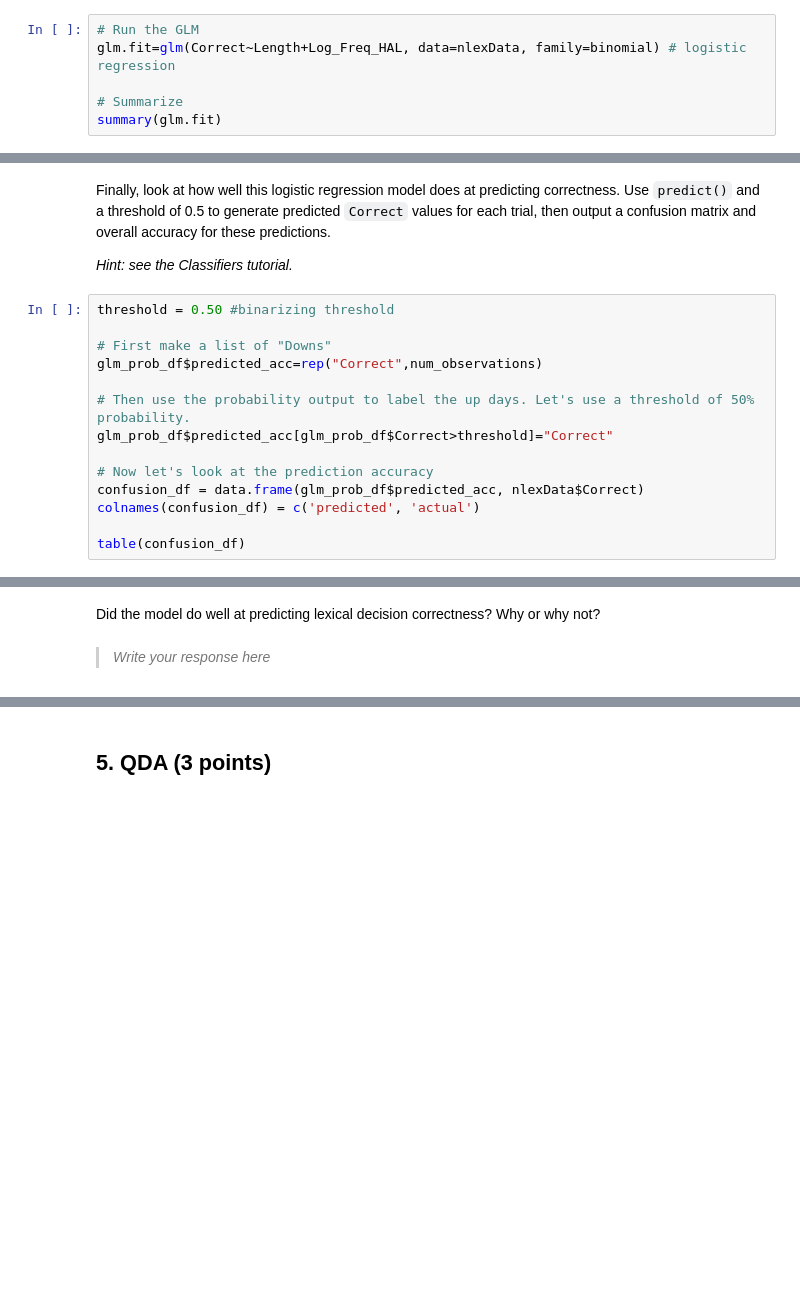
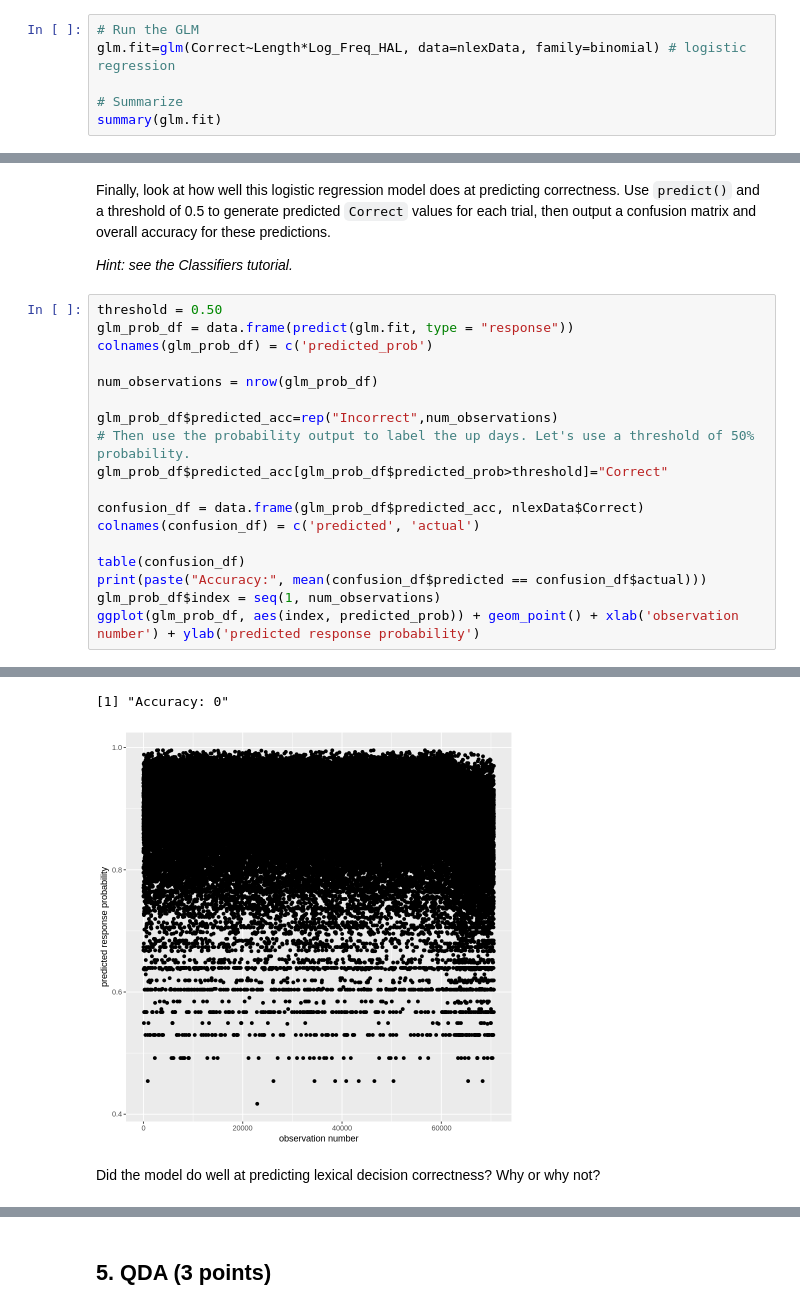
Before and after one commit to jialinli-21/Li_DSPN_S25, a Jupyter notebook: Exercise9.ipynb, the cells around one changed output, grey strips where cells are left out. Cells and saved outputs as stored; diff of their text form; blank space fills up the shorter version.

```diff
--- a/Exercise9.ipynb
+++ b/Exercise9.ipynb
@@ -66,7 +67,7 @@ What do you observe about the "Correct" and "Incorrect" clusters?
 Fit a logistic regression model to the data using `Length`, `Log_Freq_HAL`, and their interaction to predict `Correct`. Use `glm()` to fit the model, and look at its output using `summary()`.
 # %%
 # Run the GLM
-glm.fit=glm(Correct~Length+Log_Freq_HAL, data=nlexData, family=binomial) # logistic regression
+glm.fit=glm(Correct~Length*Log_Freq_HAL, data=nlexData, family=binomial) # logistic regression
 
 # Summarize
 summary(glm.fit)
@@ -103,17 +107,21 @@ Finally, look at how well this logistic regression model does at predicting corr
 
 *Hint: see the Classifiers tutorial.*
 # %%
-threshold = 0.50 #binarizing threshold
+threshold = 0.50
+glm_prob_df = data.frame(predict(glm.fit, type = "response"))
+colnames(glm_prob_df) = c('predicted_prob')
 
-# First make a list of "Downs"
-glm_prob_df$predicted_acc=rep("Correct",num_observations)
+num_observations = nrow(glm_prob_df)
 
+glm_prob_df$predicted_acc=rep("Incorrect",num_observations)
 # Then use the probability output to label the up days. Let's use a threshold of 50% probability.
-glm_prob_df$predicted_acc[glm_prob_df$Correct>threshold]="Correct"
+glm_prob_df$predicted_acc[glm_prob_df$predicted_prob>threshold]="Correct"
 
-# Now let's look at the prediction accuracy
 confusion_df = data.frame(glm_prob_df$predicted_acc, nlexData$Correct)
 colnames(confusion_df) = c('predicted', 'actual')
 
 table(confusion_df)
+print(paste("Accuracy:", mean(confusion_df$predicted == confusion_df$actual)))
+glm_prob_df$index = seq(1, num_observations)
+ggplot(glm_prob_df, aes(index, predicted_prob)) + geom_point() + xlab('observation number') + ylab('predicted response probability')
 # %% [output]
@@ -123,5 +132,4 @@ predicted     0     1
+[1] "Accuracy: 0"
+[figure, added]
 # %% [markdown]
 Did the model do well at predicting lexical decision correctness? Why or why not?
-# %% [markdown]
-> *Write your response here*
->
```
Also changed, not shown: parts of 14 cells of this notebook.
